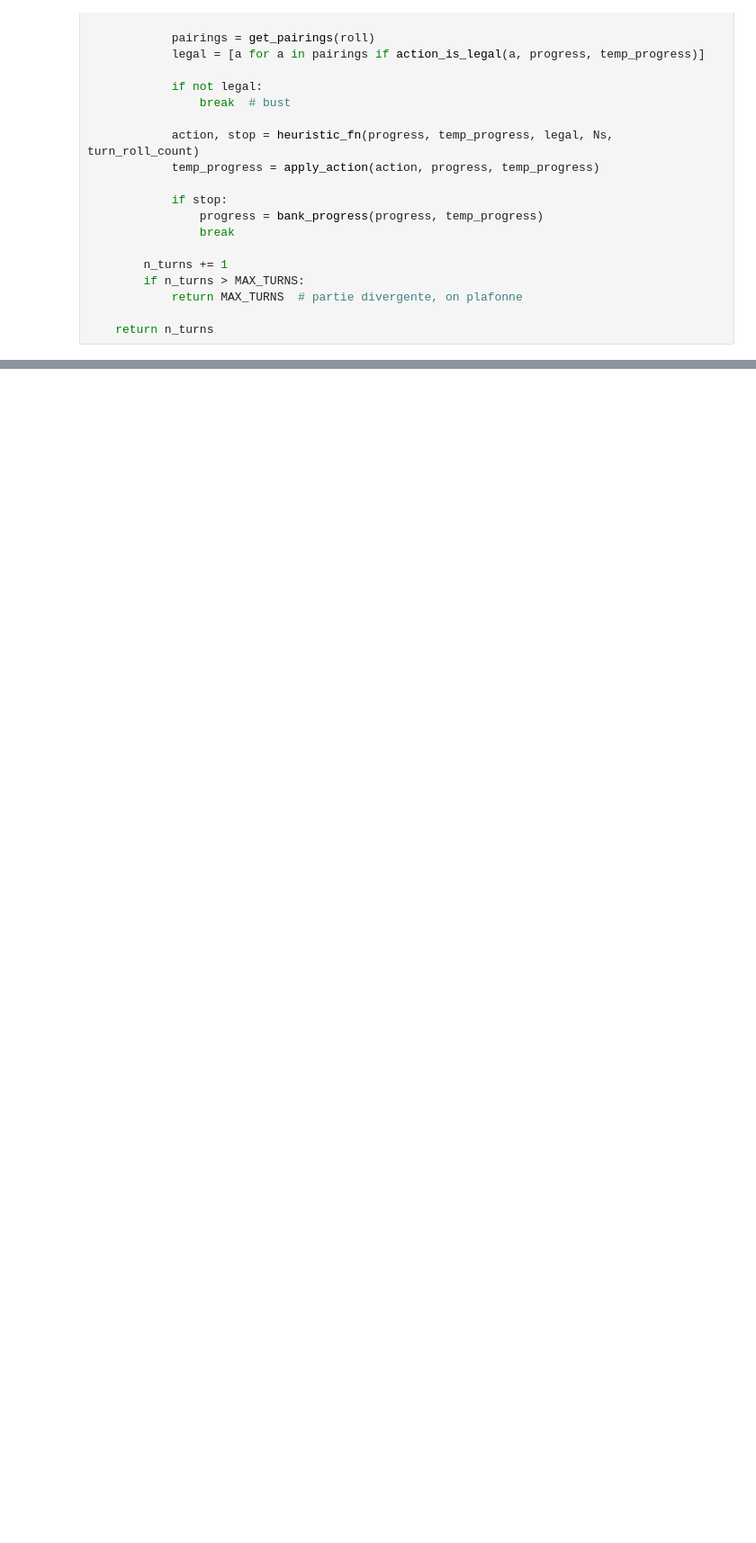
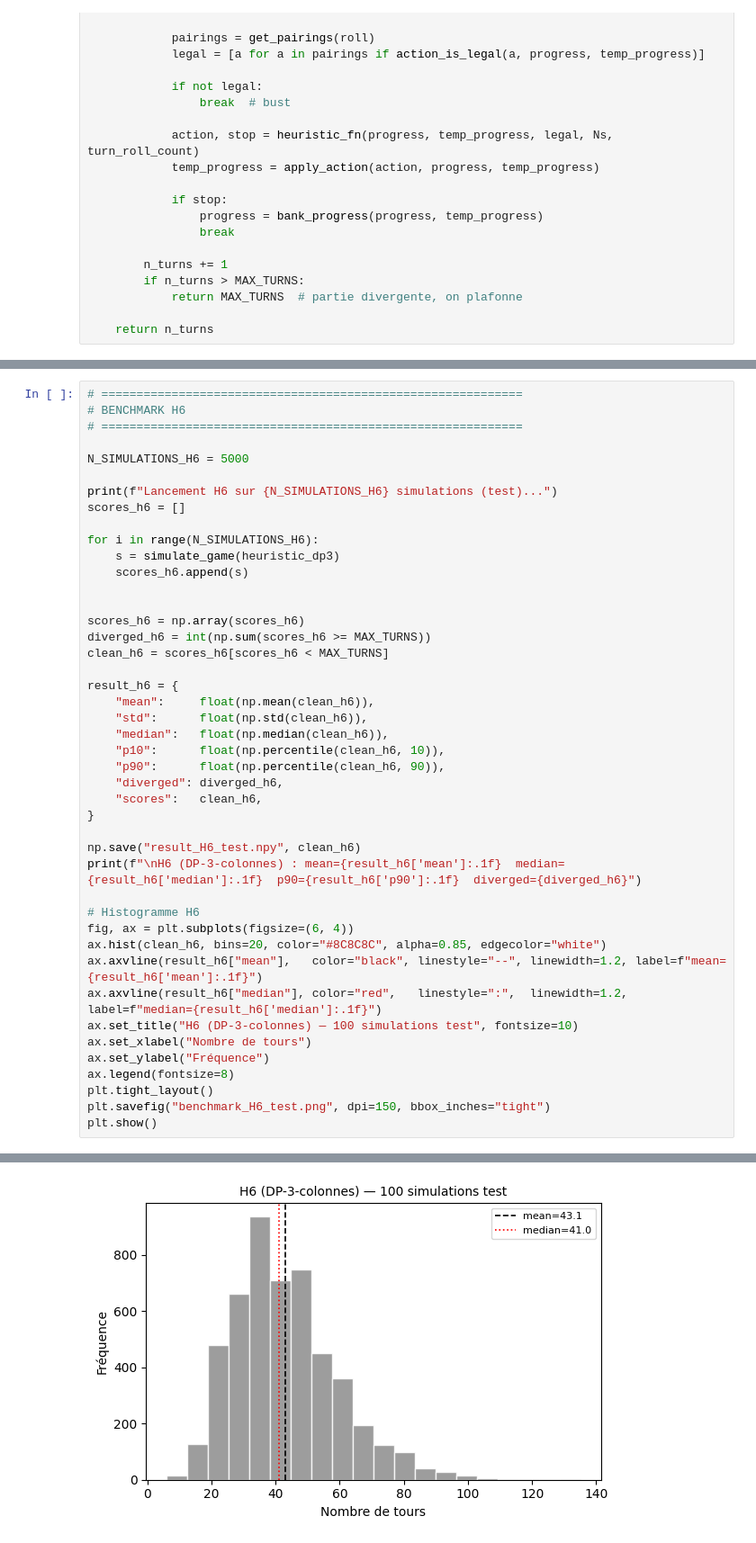
Before and after one commit to CamilleBernardB/Can-t-Stop-projet-IMI, a Jupyter notebook: heuristics_opening.ipynb, the cells around one changed output, grey strips where cells are left out. Shown at 90% size. Cells and saved outputs as stored; diff of their text form; blank space fills up the shorter version.

Commit message:
H6 DP-3 colonnes

```diff
--- a/heuristics_opening.ipynb
+++ b/heuristics_opening.ipynb
@@ -381,0 +690,45 @@ Figure sauvegardée : benchmark_heuristics.png
+# %%
+# ============================================================
+# BENCHMARK H6
+# ============================================================
+
+N_SIMULATIONS_H6 = 5000
+
+print(f"Lancement H6 sur {N_SIMULATIONS_H6} simulations (test)...")
+scores_h6 = []
+
+for i in range(N_SIMULATIONS_H6):
+    s = simulate_game(heuristic_dp3)
+    scores_h6.append(s)
+
+
+scores_h6 = np.array(scores_h6)
+diverged_h6 = int(np.sum(scores_h6 >= MAX_TURNS))
+clean_h6 = scores_h6[scores_h6 < MAX_TURNS]
+
+result_h6 = {
+    "mean":     float(np.mean(clean_h6)),
+    "std":      float(np.std(clean_h6)),
+    "median":   float(np.median(clean_h6)),
+    "p10":      float(np.percentile(clean_h6, 10)),
+    "p90":      float(np.percentile(clean_h6, 90)),
+    "diverged": diverged_h6,
+    "scores":   clean_h6,
+}
+
+np.save("result_H6_test.npy", clean_h6)
+print(f"\nH6 (DP-3-colonnes) : mean={result_h6['mean']:.1f}  median={result_h6['median']:.1f}  p90={result_h6['p90']:.1f}  diverged={diverged_h6}")
+
+# Histogramme H6
+fig, ax = plt.subplots(figsize=(6, 4))
+ax.hist(clean_h6, bins=20, color="#8C8C8C", alpha=0.85, edgecolor="white")
+ax.axvline(result_h6["mean"],   color="black", linestyle="--", linewidth=1.2, label=f"mean={result_h6['mean']:.1f}")
+ax.axvline(result_h6["median"], color="red",   linestyle=":",  linewidth=1.2, label=f"median={result_h6['median']:.1f}")
+ax.set_title("H6 (DP-3-colonnes) — 100 simulations test", fontsize=10)
+ax.set_xlabel("Nombre de tours")
+ax.set_ylabel("Fréquence")
+ax.legend(fontsize=8)
+plt.tight_layout()
+plt.savefig("benchmark_H6_test.png", dpi=150, bbox_inches="tight")
+plt.show()
+# %% [output]
@@ -381,0 +738 @@ Figure sauvegardée : benchmark_heuristics.png
+[figure, added]
```
Also changed, not shown: parts of 25 cells of this notebook, 5 other files.
